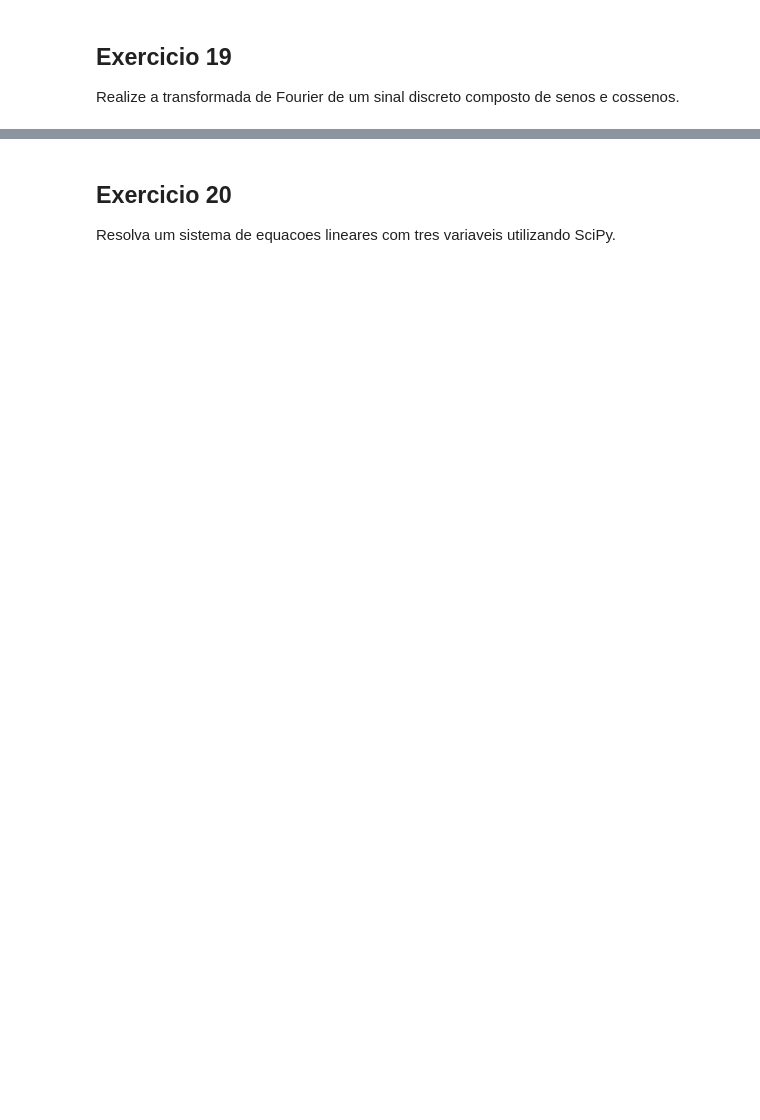
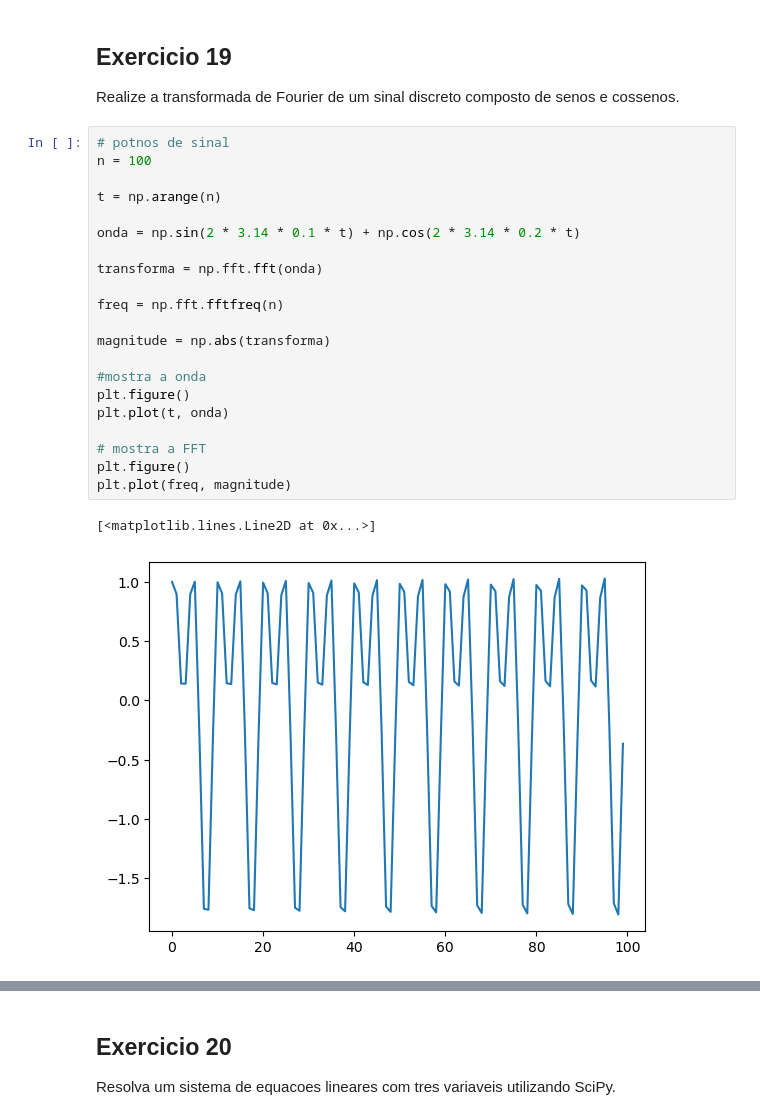
Before and after one commit to pecosta23/IaUmcFabiano, a Jupyter notebook: Exercicios_LibsPython_PedroCosta_06C.ipynb, the cells around one changed output, grey strips where cells are left out. Drawn from its saved outputs; the diff is of its cells as text; blank space fills up the shorter version.

```diff
--- a/Exercicios_LibsPython_PedroCosta_06C.ipynb
+++ b/Exercicios_LibsPython_PedroCosta_06C.ipynb
@@ -543,3 +848,27 @@ Interpole os valores de uma funcao f(x) = x^2 nos pontos [1, 2, 3, 4, 5] utiliza
 ## Exercicio 19
 
 Realize a transformada de Fourier de um sinal discreto composto de senos e cossenos.
+# %%
+# potnos de sinal
+n = 100
+
+t = np.arange(n)
+
+onda = np.sin(2 * 3.14 * 0.1 * t) + np.cos(2 * 3.14 * 0.2 * t)
+
+transforma = np.fft.fft(onda)
+
+freq = np.fft.fftfreq(n)
+
+magnitude = np.abs(transforma)
+
+#mostra a onda
+plt.figure()
+plt.plot(t, onda)
+
+# mostra a FFT
+plt.figure()
+plt.plot(freq, magnitude)
+# %% [output]
+[<matplotlib.lines.Line2D at 0x...>]
+[figure, added]
```
Also changed, not shown: parts of 44 cells of this notebook, 1 other file.
